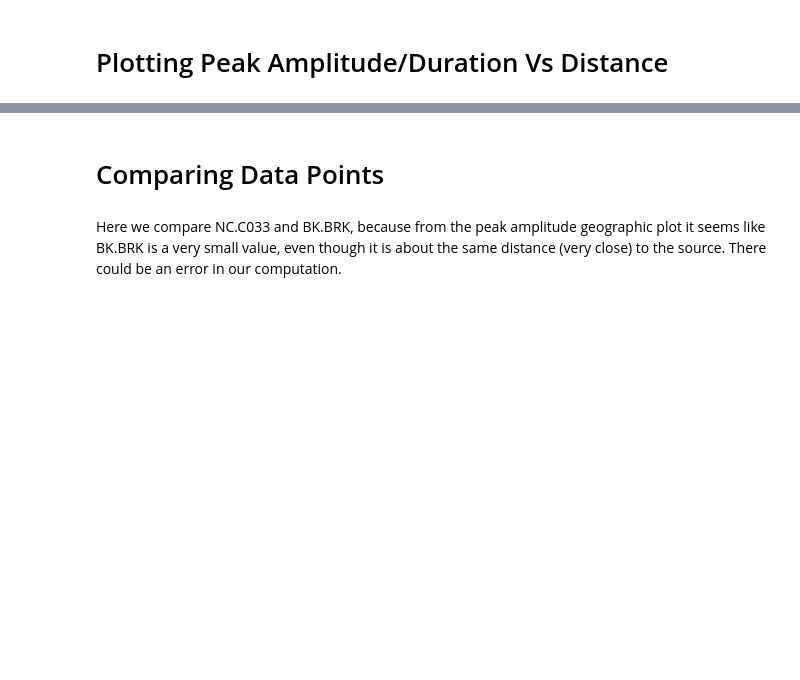
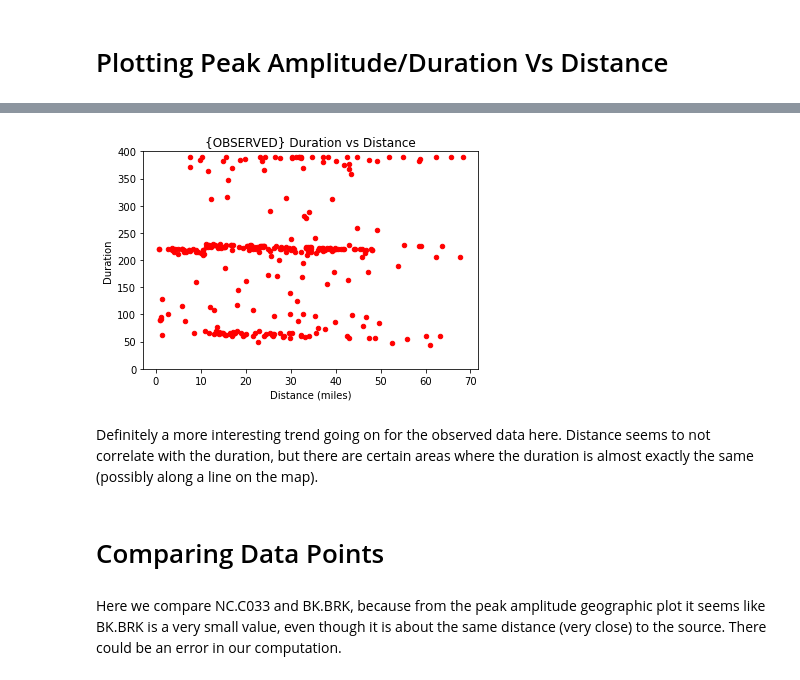
Before and after one commit to jeffreyjsung/3d-ground-motion-simulations, a Jupyter notebook: 3d_ground_motion_simulations.ipynb, the cells around one changed output, grey strips where cells are left out. Drawn from its saved outputs; the diff is of its cells as text; code cells hidden in the pictures; blank space fills up the shorter version.

```diff
--- a/3d_ground_motion_simulations.ipynb
+++ b/3d_ground_motion_simulations.ipynb
@@ -296,3 +491,10 @@ df_3d.plot(x = 'Distance (miles)', y = 'Duration', xlabel = 'Distance (miles)',
+# %%
+obs_df_3d.plot(x = 'Distance (miles)', y = 'Duration', ylim = (0, 400),
+           xlabel = 'Distance (miles)', kind = 'scatter', title = "{OBSERVED} Duration vs Distance", color="r");
+# %% [output]
+[figure, added]
+# %% [markdown]
+Definitely a more interesting trend going on for the observed data here. Distance seems to not correlate with the duration, but there are certain areas where the duration is almost exactly the same (possibly along a line on the map).
 # %% [markdown]
 # Comparing Data Points
 # %% [markdown]
```
Also changed, not shown: parts of 24 cells of this notebook, 1 other file.
